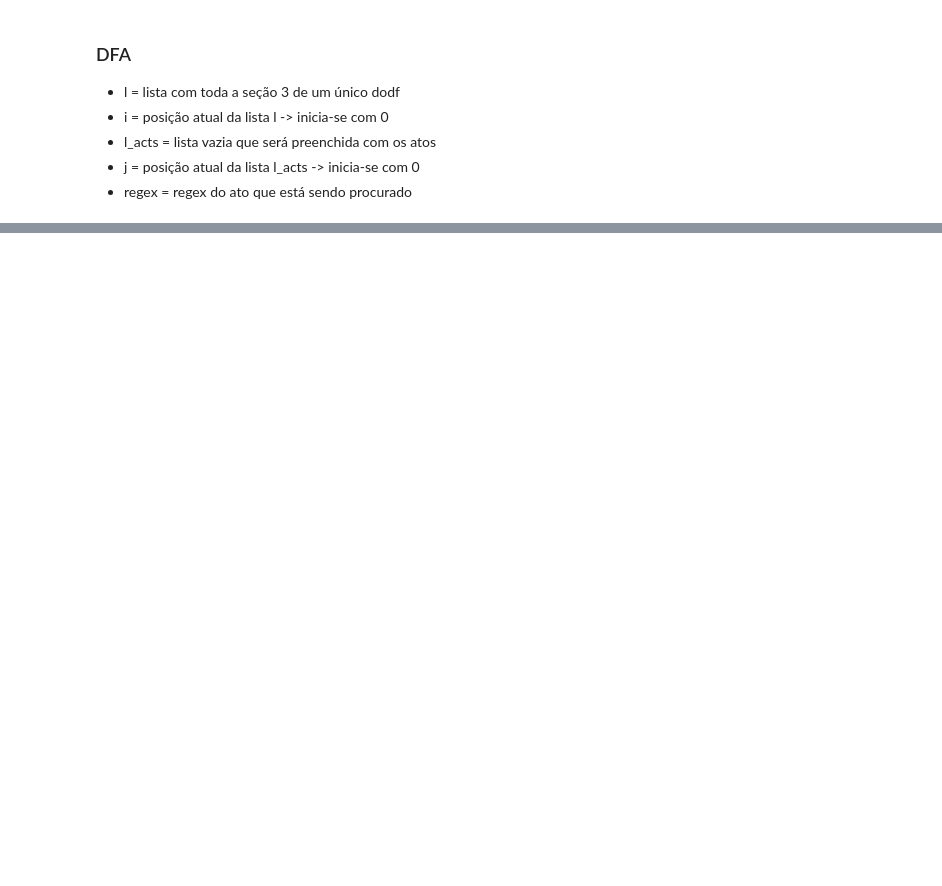
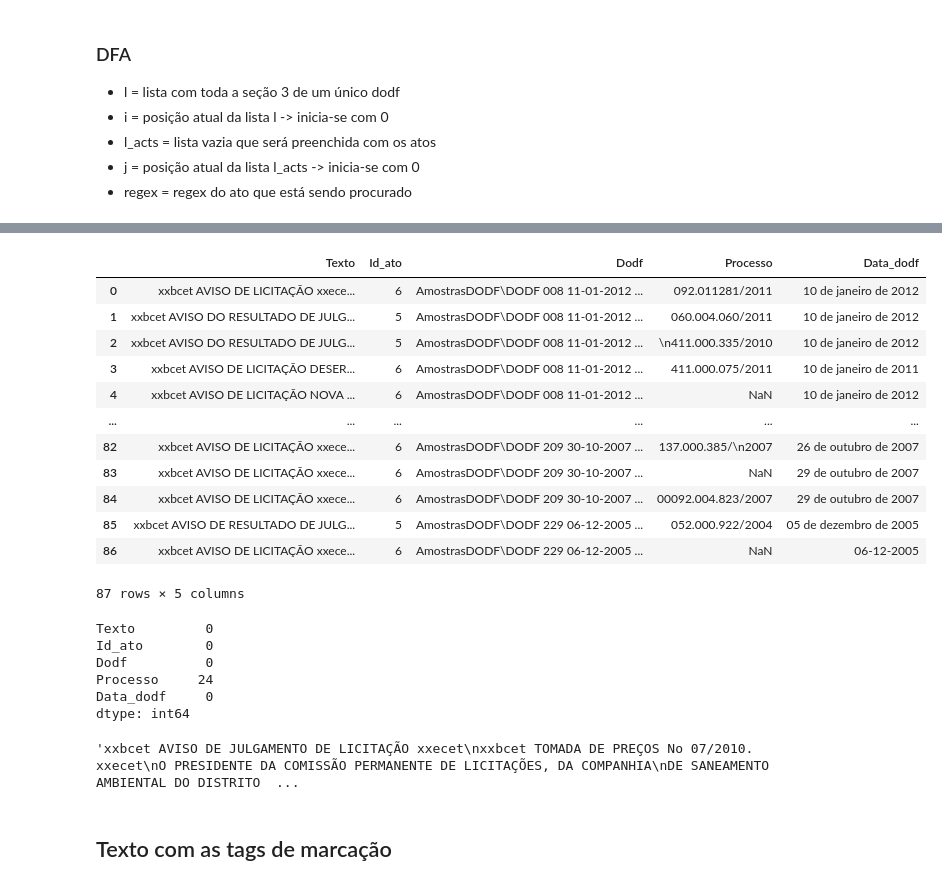
Before and after one commit to UnB-KnEDLe/experiments, a Jupyter notebook: members/ian/automata/dfa_acts.ipynb, the cells around one changed output, grey strips where cells are left out. Drawn from its saved outputs; the diff is of its cells as text; code cells hidden in the pictures; blank space fills up the shorter version.

```diff
--- a/members/ian/automata/dfa_acts.ipynb
+++ b/members/ian/automata/dfa_acts.ipynb
@@ -112,0 +151,55 @@ acts
+# %%
+df = DataFrame(acts,columns=['Texto'])
+
+# Regex para encontrar o id do ato
+df['Id_ato'] =  df['Texto'].apply(lambda st: st[1:2])
+re_exp = r'\[5\]|\[6\]|\[7\]|\[8\]'
+df['Texto'] =  df['Texto'].str.replace(re_exp,'')
+
+
+# Regex para encontrar o dodf de onde está sendo retirado a informação
+df['Dodf'] =  df['Texto'].apply(lambda st: st.split('.txt')[0])
+df['Texto'] =  df['Texto'].apply(lambda st: st.split('.txt')[1])
+
+
+# Regex para encontrar o processo do ato
+df['Processo'] = df['Texto'].str.extract(r'''(?:(?:(?:P|p)rocesso(?:\s+)?(?:(?:\()?SEI(?:\)?))?(?:\s+)?(?:(?:no|n\.o)?)?)|(?:P|p)rocesso:|(?:P|p)rocesso|Processo.|(?:P|p)rocesso\s+no|(?:P|p)rocesso\s+n.? ?o.?|(?:P|p)rocesso\s+no:|(?:P|p)rocesso\s+SEI\s+no:|(?:P|p)rocesso\s+SEI:|(?:P|p)rocesso\s+SEI-GDF:|(?:P|p)rocesso\s+SEI-GDF|(?:P|p)rocesso\s+SEI\s+no|(?:P|p)rocesso\s+SEI\s+n|(?:P|p)rocesso\s+SEI|(?:P|p)rocesso-\s+SEI|(?:P|p)rocesso\s+SEI\s+no.|(?:P|p)rocesso\s+\(SEI\)\s+no.|(?:P|p)rocesso\s+SEI\.|(?:P|p)rocesso\s+\(SEI-DF\)\s+no.|(?:P|p)rocesso\s+SEI-GDF no|(?:P|p)rocesso\s+n|(?:P|p)rocesso\s+N|(?:P|p)rocesso\s+administrativo no|(?:P|p)rocesso\s+n:|PROCESSO: ?N?o?|PROCES-? ?SO|PROCESSO.|PROCESSO\s+no|PROCESSO\s+No|PROCESSO\s+N.o:?|PROCESSO\s+no.|PROCESSO\s+no:|PROCESSO\s+No:|PROCESSO\s+SEI\s+no:|PROCESSO\s+SEI:|PROCESSO\s+SEI|PROCESSO\s+SEI-GDF:|PROCESSO\s+SEI-GDF|PROCESSO\s+SEI\s+no|PROCESSO\s+SEI\s+No|PROCESSO\s+SEI\s+no.|PROCESSO\s+SEI.)((?:(?!\s\d{2}.\d{3}.\d{3}/\d{4}-\d{2}))(?:(?:\s)(?:(?:[\d.]+)|(?:[\d\s]+))[.-]?(?:(?:\d)|(?:[.\d\sSEI-|]+))(?:/|-
+\b)(?:(?:(?:\d)+|(?:[\d\s]+)))?(?:-(?:(?:\d)+|(?:[\d\s]+)))?(?:-SECOM/DF|-?CEB|/CBMDF|F J Z B / D F)?))''')
+
+
+# Regex para encontrar a data do ato
+df['Data_dodf'] = df['Texto'].str.extract(r'''Brasí?i?lia(?:\/?DF)?,?\s+(\d{2}\s+de+\s\w+\s+de\s+\d{4})''')
+for row in range(len(df)):
+    if pd.isna(df['Data_dodf'][row]):
+        df['Data_dodf'][row] = re.findall(r'\d{2}-\d{2}-\d{4}', df['Dodf'][row])[0]
+# %%
+df
+# %% [output]
+|  | Texto | Id_ato | Dodf | Processo | Data_dodf |
+| 0 | xxbcet AVISO DE LICITAÇÃO xxece... | 6 | AmostrasDODF\DODF 008 11-01-2012 ... | 092.011281/2011 | 10 de janeiro de 2012 |
+| 1 | xxbcet AVISO DO RESULTADO DE JULG... | 5 | AmostrasDODF\DODF 008 11-01-2012 ... | 060.004.060/2011 | 10 de janeiro de 2012 |
+| 2 | xxbcet AVISO DO RESULTADO DE JULG... | 5 | AmostrasDODF\DODF 008 11-01-2012 ... | \n411.000.335/2010 | 10 de janeiro de 2012 |
+| 3 | xxbcet AVISO DE LICITAÇÃO DESER... | 6 | AmostrasDODF\DODF 008 11-01-2012 ... | 411.000.075/2011 | 10 de janeiro de 2011 |
+| 4 | xxbcet AVISO DE LICITAÇÃO NOVA ... | 6 | AmostrasDODF\DODF 008 11-01-2012 ... | NaN | 10 de janeiro de 2012 |
+| ... | ... | ... | ... | ... | ... |
+| 82 | xxbcet AVISO DE LICITAÇÃO xxece... | 6 | AmostrasDODF\DODF 209 30-10-2007 ... | 137.000.385/\n2007 | 26 de outubro de 2007 |
+| 83 | xxbcet AVISO DE LICITAÇÃO xxece... | 6 | AmostrasDODF\DODF 209 30-10-2007 ... | NaN | 29 de outubro de 2007 |
+| 84 | xxbcet AVISO DE LICITAÇÃO xxece... | 6 | AmostrasDODF\DODF 209 30-10-2007 ... | 00092.004.823/2007 | 29 de outubro de 2007 |
+| 85 | xxbcet AVISO DE RESULTADO DE JULG... | 5 | AmostrasDODF\DODF 229 06-12-2005 ... | 052.000.922/2004 | 05 de dezembro de 2005 |
+| 86 | xxbcet AVISO DE LICITAÇÃO xxece... | 6 | AmostrasDODF\DODF 229 06-12-2005 ... | NaN | 06-12-2005 |
+87 rows × 5 columns
+# %%
+df.isnull().sum()
+# %% [output]
+Texto         0
+Id_ato        0
+Dodf          0
+Processo     24
+Data_dodf     0
+dtype: int64
+# %%
+df['Texto'][72]
+# %% [output]
+'xxbcet AVISO DE JULGAMENTO DE LICITAÇÃO xxecet\nxxbcet TOMADA DE PREÇOS No 07/2010. xxecet\nO PRESIDENTE DA COMISSÃO PERMANENTE DE LICITAÇÕES, DA COMPANHIA\nDE SANEAMENTO AMBIENTAL DO DISTRITO  ...
+# %% [markdown]
+## Texto com as tags de marcação
```
Also changed, not shown: parts of 13 cells of this notebook, 3 other files.
